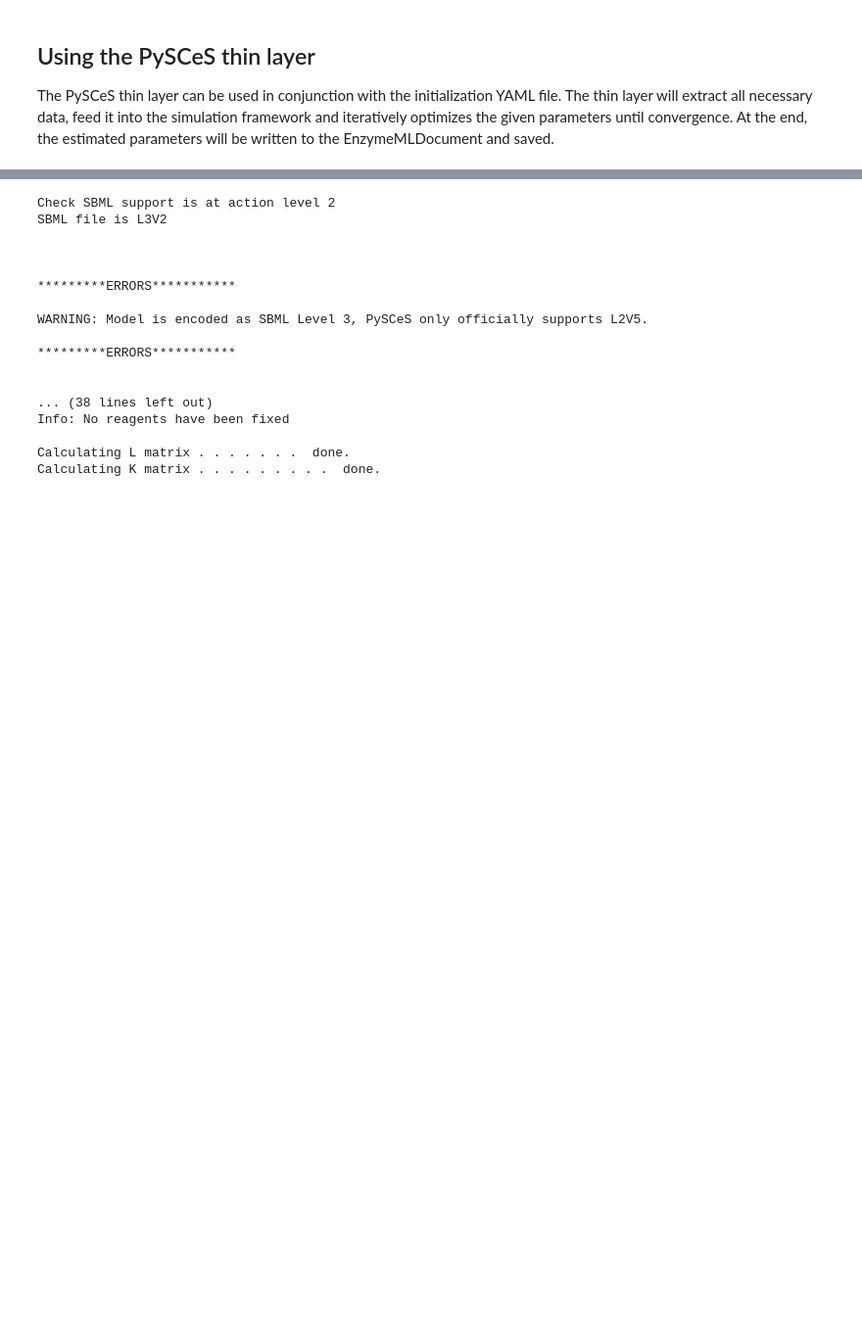
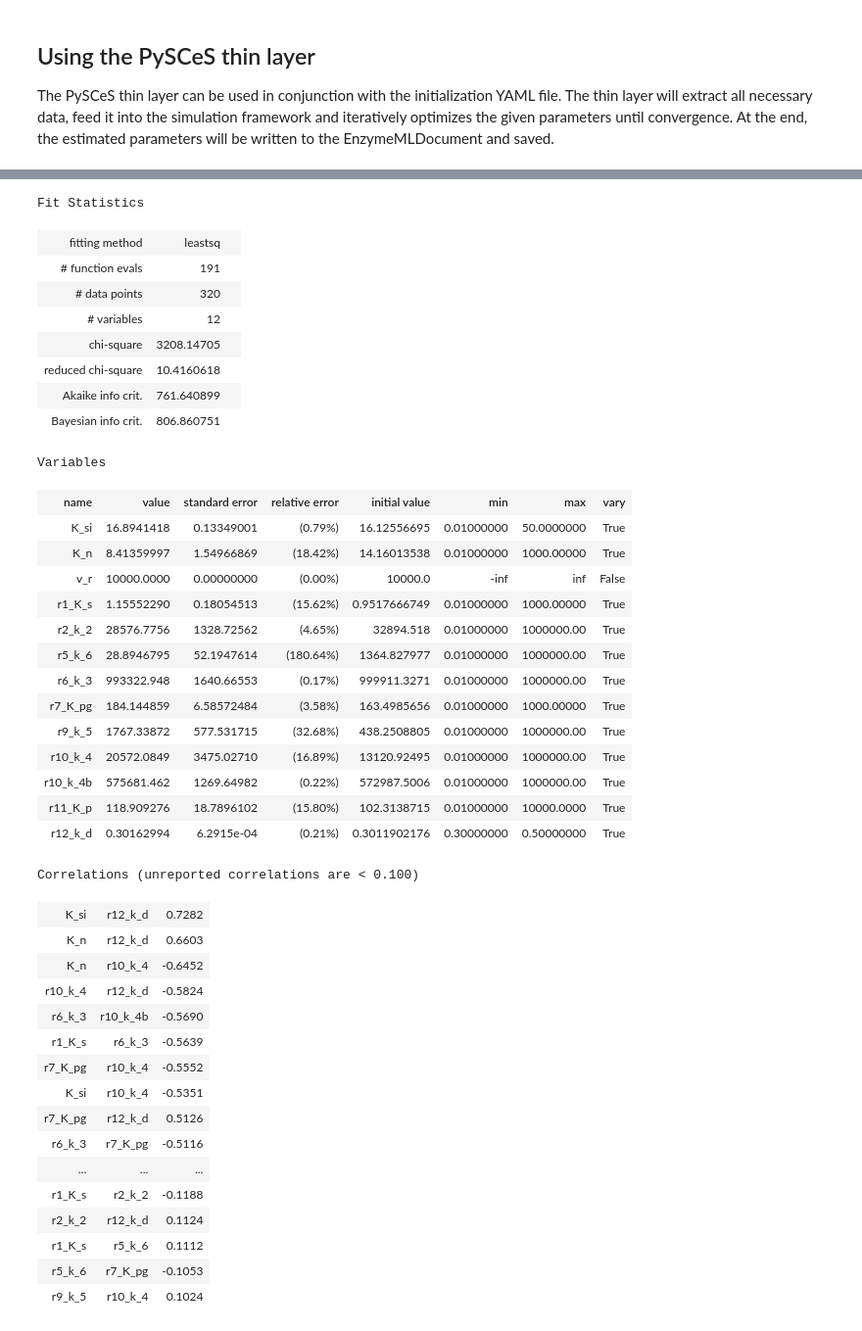
Before and after one commit to EnzymeML/Lauterbach_2022, a Jupyter notebook: Scenario5/PySCeS/Cephalexin_Synthesis_Model4.ipynb, the cells around one changed output, grey strips where cells are left out. Shown at 98% size. Drawn from its saved outputs; the diff is of its cells as text; code cells hidden in the pictures; blank space fills up the shorter version.

```diff
--- a/Scenario5/PySCeS/Cephalexin_Synthesis_Model4.ipynb
+++ b/Scenario5/PySCeS/Cephalexin_Synthesis_Model4.ipynb
@@ -238,31 +253,51 @@ PySCeS environment
 # %%
-# Initialize the layer
-tl_pysces = ThinLayerPysces(
-    "Model_4.omex", init_file="EnzymeML_Lagerman_init_values_.yaml",
-    model_dir="pySCeS"
-)
-
 # Run optimization
 tl_pysces.model.__settings__["lsoda_mxstep"] = 3000
-tl_pysces.optimize()
+tl_opt = tl_pysces.optimize()
-# %% [output]
-Check SBML support is at action level 2
-SBML file is L3V2
-
-
-
-*********ERRORS***********
-
-WARNING: Model is encoded as SBML Level 3, PySCeS only officially supports L2V5.
-
-*********ERRORS***********
-
-
-... (38 lines left out)
-Info: No reagents have been fixed
-
-Calculating L matrix . . . . . . .  done.
-Calculating K matrix . . . . . . . . .  done.
+# %%
+tl_opt
+# %% [output]
+Fit Statistics
+| fitting method | leastsq |  |
+| # function evals | 191 |  |
+| # data points | 320 |  |
+| # variables | 12 |  |
+| chi-square | 3208.14705 |  |
+| reduced chi-square | 10.4160618 |  |
+| Akaike info crit. | 761.640899 |  |
+| Bayesian info crit. | 806.860751 |  |
+Variables
+| name | value | standard error | relative error | initial value | min | max | vary |
+| K_si | 16.8941418 | 0.13349001 | (0.79%) | 16.12556695 | 0.01000000 | 50.0000000 | True |
+| K_n | 8.41359997 | 1.54966869 | (18.42%) | 14.16013538 | 0.01000000 | 1000.00000 | True |
+| v_r | 10000.0000 | 0.00000000 | (0.00%) | 10000.0 | -inf | inf | False |
+| r1_K_s | 1.15552290 | 0.18054513 | (15.62%) | 0.9517666749 | 0.01000000 | 1000.00000 | True |
+| r2_k_2 | 28576.7756 | 1328.72562 | (4.65%) | 32894.518 | 0.01000000 | 1000000.00 | True |
+| r5_k_6 | 28.8946795 | 52.1947614 | (180.64%) | 1364.827977 | 0.01000000 | 1000000.00 | True |
+| r6_k_3 | 993322.948 | 1640.66553 | (0.17%) | 999911.3271 | 0.01000000 | 1000000.00 | True |
+| r7_K_pg | 184.144859 | 6.58572484 | (3.58%) | 163.4985656 | 0.01000000 | 1000.00000 | True |
+| r9_k_5 | 1767.33872 | 577.531715 | (32.68%) | 438.2508805 | 0.01000000 | 1000000.00 | True |
+| r10_k_4 | 20572.0849 | 3475.02710 | (16.89%) | 13120.92495 | 0.01000000 | 1000000.00 | True |
+| r10_k_4b | 575681.462 | 1269.64982 | (0.22%) | 572987.5006 | 0.01000000 | 1000000.00 | True |
+| r11_K_p | 118.909276 | 18.7896102 | (15.80%) | 102.3138715 | 0.01000000 | 10000.0000 | True |
+| r12_k_d | 0.30162994 | 6.2915e-04 | (0.21%) | 0.3011902176 | 0.30000000 | 0.50000000 | True |
+Correlations (unreported correlations are < 0.100)
+| K_si | r12_k_d | 0.7282 |
+| K_n | r12_k_d | 0.6603 |
+| K_n | r10_k_4 | -0.6452 |
+| r10_k_4 | r12_k_d | -0.5824 |
+| r6_k_3 | r10_k_4b | -0.5690 |
+| r1_K_s | r6_k_3 | -0.5639 |
+| r7_K_pg | r10_k_4 | -0.5552 |
+| K_si | r10_k_4 | -0.5351 |
+| r7_K_pg | r12_k_d | 0.5126 |
+| r6_k_3 | r7_K_pg | -0.5116 |
+| ... | ... | ... |
+| r1_K_s | r2_k_2 | -0.1188 |
+| r2_k_2 | r12_k_d | 0.1124 |
+| r1_K_s | r5_k_6 | 0.1112 |
+| r5_k_6 | r7_K_pg | -0.1053 |
+| r9_k_5 | r10_k_4 | 0.1024 |
 # %%
 # Write to new EnzymeMLDocument and save
 pysces_doc = tl_pysces.write()
```
Also changed, not shown: parts of 16 cells of this notebook.
